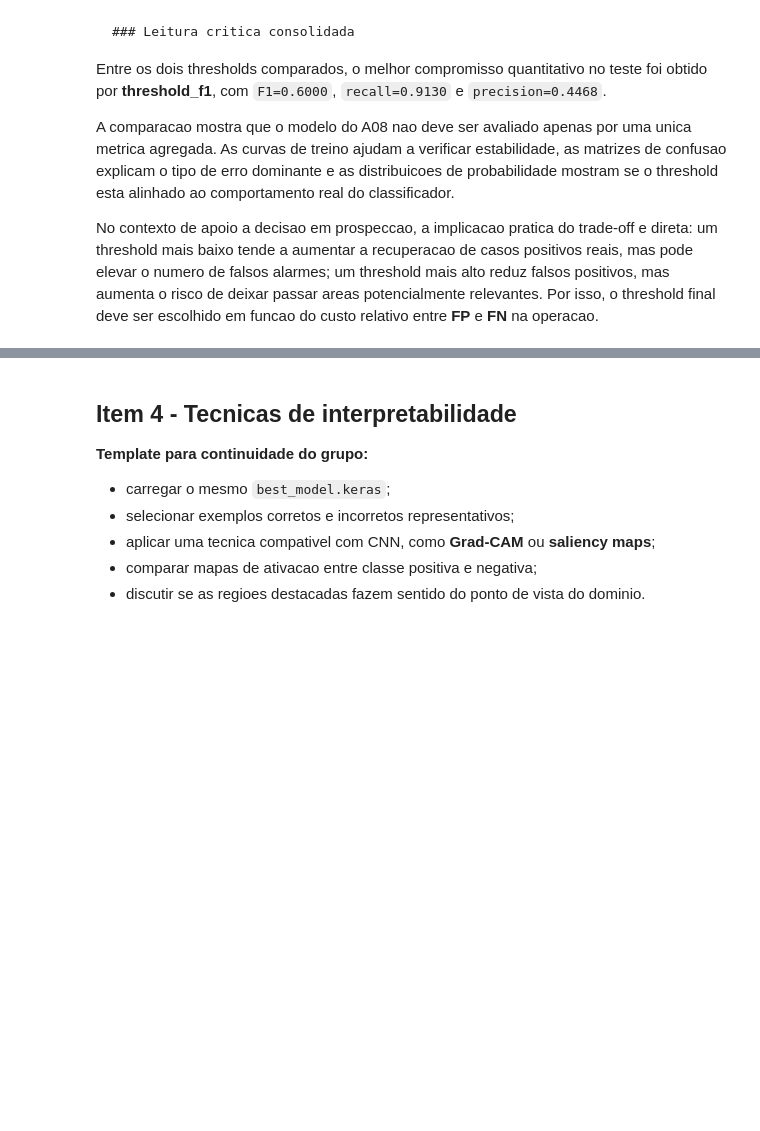
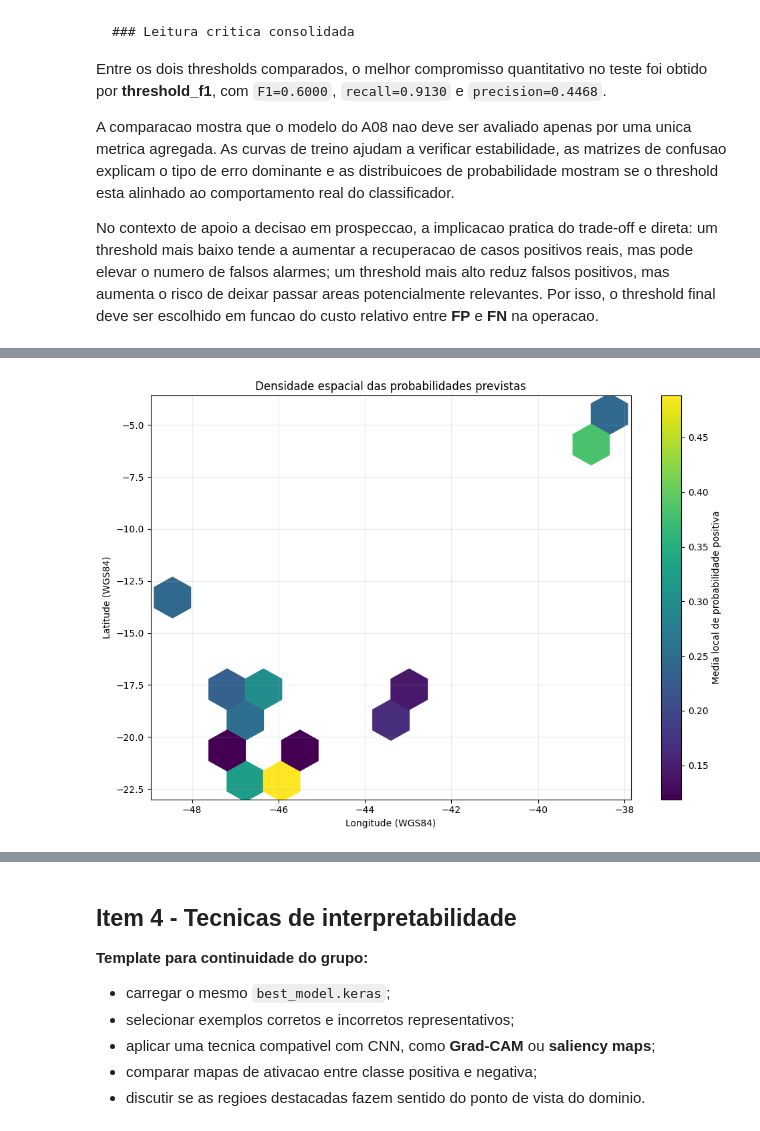
Before and after one commit to pedroauler12/SpectraAI, a Jupyter notebook: artefatos/a09_interpretabilidade_visualizacao/a09_interpretabilidade_visualizacao.ipynb, the cells around one changed output, grey strips where cells are left out. Saved outputs shown, nothing was run; the diff lists cells and outputs as text; code cells hidden in the pictures; blank space fills up the shorter version.

```diff
--- a/artefatos/a09_interpretabilidade_visualizacao/a09_interpretabilidade_visualizacao.ipynb
+++ b/artefatos/a09_interpretabilidade_visualizacao/a09_interpretabilidade_visualizacao.ipynb
@@ -709,0 +847,93 @@ display(top_positive[['image_id', 'latitude_wgs84_decimal', 'longitude_wgs84_dec
+# %%
+SPATIAL_HEXBIN_PATH = OUTPUT_DIR / 'spatial_probability_hexbin.png'
+SPATIAL_BUBBLE_PATH = OUTPUT_DIR / 'spatial_confidence_bubble_map.png'
+SPATIAL_OUTCOME_PROB_PATH = OUTPUT_DIR / 'spatial_probability_by_outcome.png'
+
+valid_geo_df['confidence_f1'] = (valid_geo_df['prob_pos'] - threshold_f1).abs()
+
+fig, ax = plt.subplots(figsize=(10, 7))
+if len(valid_geo_df) >= 10:
+    hb = ax.hexbin(
+        valid_geo_df['longitude_wgs84_decimal'],
+        valid_geo_df['latitude_wgs84_decimal'],
+        C=valid_geo_df['prob_pos'],
+        reduce_C_function=np.mean,
+        gridsize=12,
+        cmap='viridis',
+        mincnt=1,
+    )
+    cbar = fig.colorbar(hb, ax=ax)
+    cbar.set_label('Media local de probabilidade positiva')
+else:
+    scatter = ax.scatter(
+        valid_geo_df['longitude_wgs84_decimal'],
+        valid_geo_df['latitude_wgs84_decimal'],
+        c=valid_geo_df['prob_pos'],
+        cmap='viridis',
+        s=100,
+        edgecolor='black',
+        linewidth=0.5,
+    )
+    cbar = fig.colorbar(scatter, ax=ax)
+    cbar.set_label('Probabilidade positiva')
+ax.set_title('Densidade espacial das probabilidades previstas')
+ax.set_xlabel('Longitude (WGS84)')
+ax.set_ylabel('Latitude (WGS84)')
+ax.grid(True, alpha=0.25)
+fig.tight_layout()
+fig.savefig(SPATIAL_HEXBIN_PATH, dpi=150, bbox_inches='tight')
+plt.show()
+
+fig, ax = plt.subplots(figsize=(10, 7))
+bubble_sizes = 120 + 900 * valid_geo_df['confidence_f1']
+scatter = ax.scatter(
+    valid_geo_df['longitude_wgs84_decimal'],
+    valid_geo_df['latitude_wgs84_decimal'],
+    c=valid_geo_df['prob_pos'],
+    s=bubble_sizes,
+    cmap='coolwarm',
+    alpha=0.75,
+    edgecolor='black',
+    linewidth=0.5,
+)
+cbar = fig.colorbar(scatter, ax=ax)
+cbar.set_label('Probabilidade prevista da classe positiva')
+ax.set_title('Mapa em bolhas: probabilidade e distancia ao threshold_f1')
+ax.set_xlabel('Longitude (WGS84)')
+ax.set_ylabel('Latitude (WGS84)')
+ax.grid(True, alpha=0.25)
+fig.tight_layout()
+fig.savefig(SPATIAL_BUBBLE_PATH, dpi=150, bbox_inches='tight')
+plt.show()
+
+outcome_order = [outcome for outcome in ['TP', 'TN', 'FP', 'FN'] if outcome in set(valid_geo_df['spatial_outcome_05'])]
+outcome_data = [valid_geo_df.loc[valid_geo_df['spatial_outcome_05'] == outcome, 'prob_pos'] for outcome in outcome_order]
+outcome_palette = [outcome_colors[outcome] for outcome in outcome_order]
+outcome_labels = [
+    f"{outcome} (n={(valid_geo_df['spatial_outcome_05'] == outcome).sum()})"
+    for outcome in outcome_order
+]
+
+fig, ax = plt.subplots(figsize=(9, 5))
+bp = ax.boxplot(
+    outcome_data,
+    labels=outcome_labels,
+    patch_artist=True,
+    medianprops={'color': 'black', 'linewidth': 1.5},
+)
+for patch, color in zip(bp['boxes'], outcome_palette):
+    patch.set_facecolor(color)
+    patch.set_alpha(0.7)
+ax.set_title('Distribuicao de prob_pos por resultado espacial (threshold=0.5)')
+ax.set_ylabel('Probabilidade prevista da classe positiva')
+ax.set_ylim(0, 1)
+ax.grid(True, linestyle='--', alpha=0.3, axis='y')
+fig.tight_layout()
+fig.savefig(SPATIAL_OUTCOME_PROB_PATH, dpi=150, bbox_inches='tight')
+plt.show()
+
+spatial_confidence_summary = valid_geo_df.groupby('spatial_outcome_05')['prob_pos'].agg(['count', 'mean', 'median', 'min', 'max']).round(4)
+display(spatial_confidence_summary)
+print(f'Figuras salvas em: {SPATIAL_HEXBIN_PATH}, {SPATIAL_BUBBLE_PATH} e {SPATIAL_OUTCOME_PROB_PATH}')
+# %% [output]
+[figure, added]
```
Also changed, not shown: parts of 21 cells of this notebook, 11 other files.
